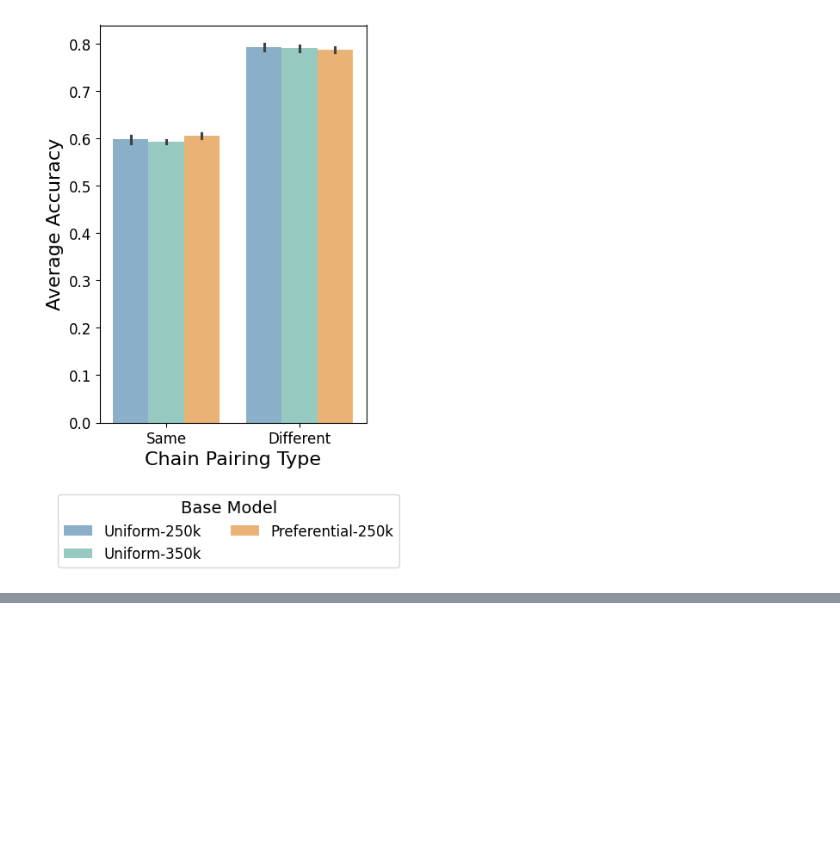
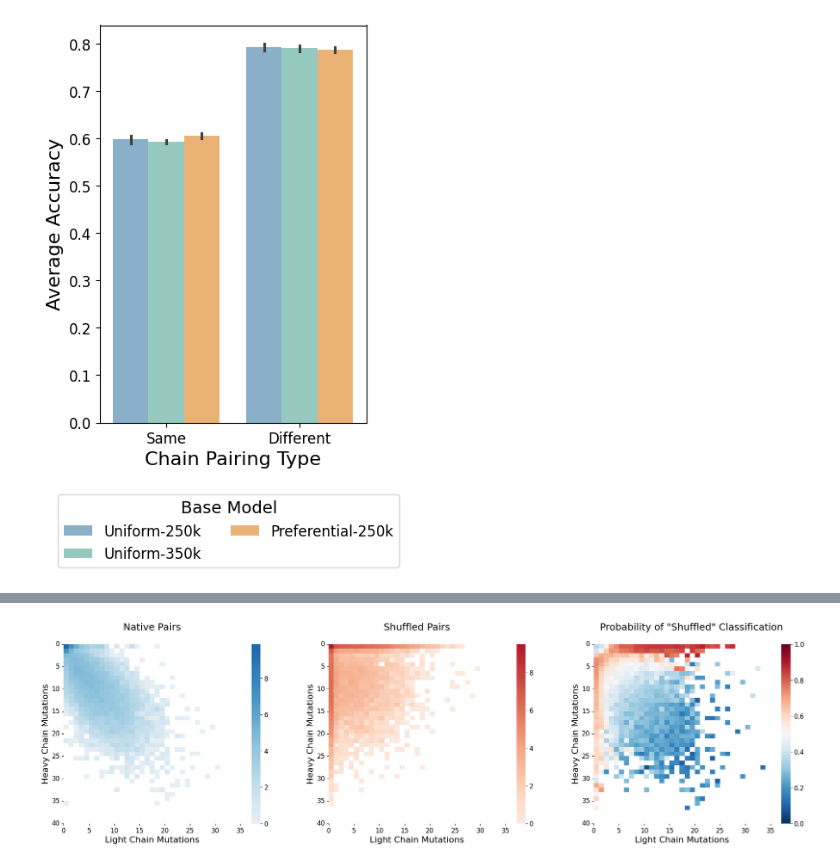
Before and after one commit to brineylab/preferential-masking-paper, a Jupyter notebook: fig4_pair-classification/4-pair_classifier_figures.ipynb, the cells around one changed output, grey strips where cells are left out. Saved outputs shown, nothing was run; the diff lists cells and outputs as text; code cells hidden in the pictures; blank space fills up the shorter version.

Commit message:
add extended pair classifier analysis

```diff
--- a/fig4_pair-classification/4-pair_classifier_figures.ipynb
+++ b/fig4_pair-classification/4-pair_classifier_figures.ipynb
@@ -317,0 +336,19 @@ fig.legend(handles, labels,
+# %%
+# merge with mutation counts (add mutation counts to inference data)
+mutation_counts = all_pair_preds.drop("name", axis=1).merge(data_C_mut, on=["label", "h_sequence", "l_sequence"], how="left")
+
+# make index order same as mutation_counts
+mutation_counts = pd.DataFrame(data_C_mut["name"]).merge(mutation_counts, on="name", how="left")
+
+# remove donor, logits, and category columns (for now so that the df is smaller, if i want to use these i can just not remove them)
+mutation_counts.drop([col_name for col_name in mutation_counts.columns if any(keyword in col_name for keyword in ["donor", "category", "logits"])], axis=1, inplace=True)
+
+# stats that cannot be calculated in a groupby object
+for model in ["uniform_250k", "uniform_350k", "preferential_250k"]:
+    # correct prediction counter column
+    mutation_counts[f"{model}_correct"] = mutation_counts["label"] == mutation_counts[f"{model}_prediction"]
+
+    # prediction confidence towards the CORRECT label class
+    mutation_counts[f"{model}_confidence_towards_label"] = mutation_counts.apply(lambda p: p[f"{model}_probability"] if (p["label"] == 1) else (1 - p[f"{model}_probability"]), axis=1)
+
+mutation_counts
@@ -317,0 +409,50 @@ fig.legend(handles, labels,
+# %%
+# colormaps for mutation plots
+cmap_name = "RdBu"
+
+cmap = colormaps[cmap_name]
+cmap_r = colormaps[f"{cmap_name}_r"]
+naive_color = colors.LinearSegmentedColormap.from_list("naive_blue", cmap(np.linspace(0.55, 0.9, 100)))
+shuffled_color = colors.LinearSegmentedColormap.from_list("shuffled_red", cmap_r(np.linspace(0.55, 0.9, 100)))
+
+
+fig, ax = plt.subplots(1, 3, figsize=(25, 6))
+
+# number of native sequence by number of mutations
+native_pairs = data_C_mut[data_C_mut["label"] == 0].groupby(["h_mutation_count", "l_mutation_count"]).size().reset_index(name='count')
+native_pairs["log_count"] = np.log(native_pairs["count"])
+sns.heatmap(native_pairs.pivot(index="h_mutation_count", columns="l_mutation_count", values="log_count"),
+            cmap=naive_color,
+            ax=ax[0])
+ax[0].set_title('Native Pairs\n', size=18)
+
+
+# number of shuffled sequence by number of mutations
+shuffled_pairs = data_C_mut[data_C_mut["label"] == 1].groupby(["h_mutation_count", "l_mutation_count"]).size().reset_index(name='count')
+shuffled_pairs["log_count"] = np.log(shuffled_pairs["count"])
+sns.heatmap(shuffled_pairs.pivot(index="h_mutation_count", columns="l_mutation_count", values="log_count"),
+            cmap=shuffled_color,
+            ax=ax[1])
+ax[1].set_title('Shuffled Pairs\n', size=18)
+
+
+# prediction confidence heatmap
+sns.heatmap(agg_all.pivot(index="h_mutation_count", columns="l_mutation_count", values="average_probability"),
+            vmin=0, vmax=1, center=0.5,
+            cmap=cmap_r,
+            ax=ax[2])
+ax[2].set_title('      Probability of "Shuffled" Classification\n', size=18)
+
+
+# labels
+for a in ax:
+    a.set_yticks(np.arange(0, 44, 5), labels=np.arange(0, 44, 5), rotation="horizontal", size=12)
+    a.set_xticks(np.arange(0, 36, 5), labels=np.arange(0, 36, 5), rotation="horizontal", size=12)
+    a.set_ylabel("Heavy Chain Mutations", size=16)
+    a.set_xlabel("Light Chain Mutations", size=16)
+    cbar = a.collections[0].colorbar
+    cbar.ax.tick_params(labelsize=12)
+
+# plt.savefig("C_pairs_by_chain_mutation.svg", bbox_inches='tight')
+# %% [output]
+[figure, added]
```
Also changed, not shown: parts of 15 cells of this notebook.
